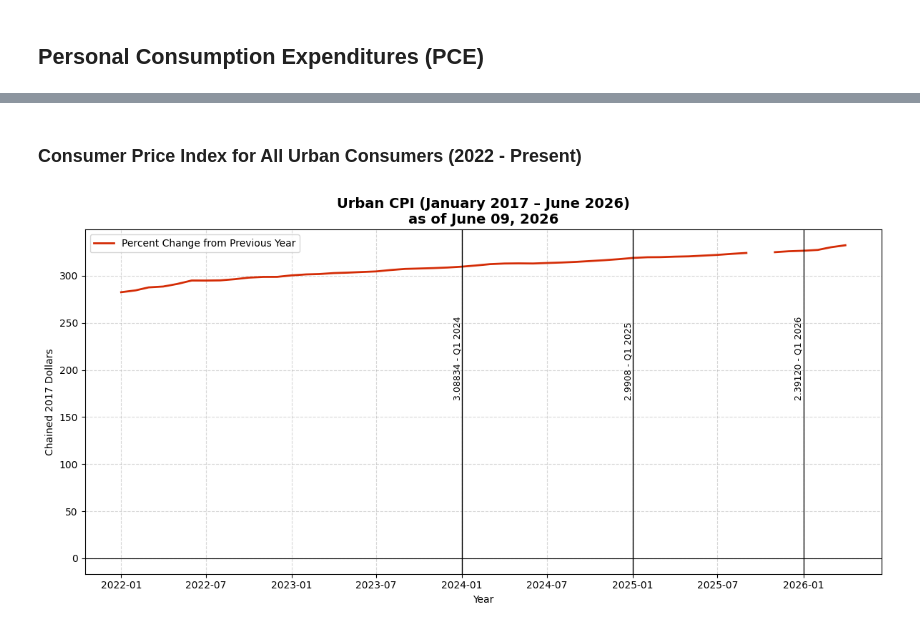
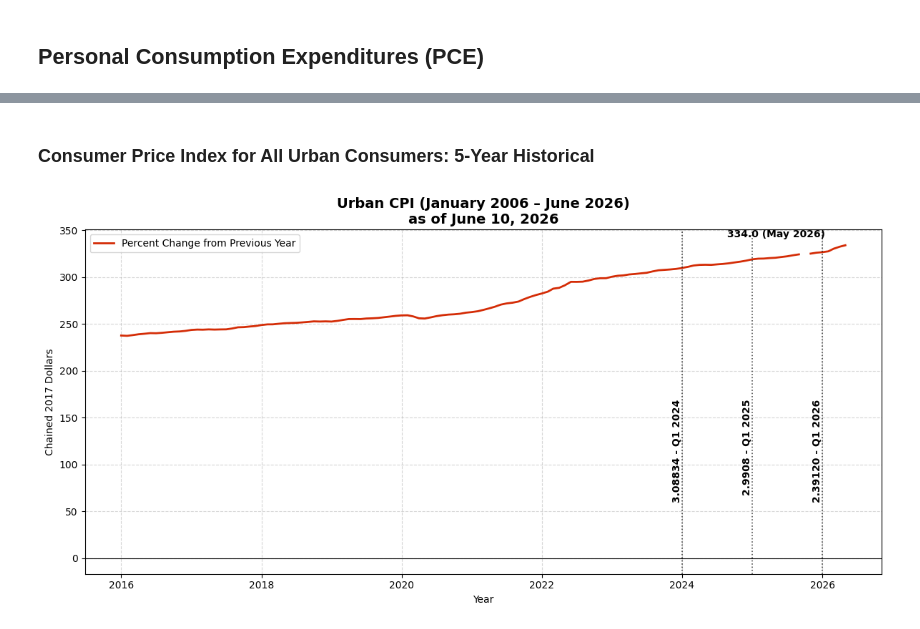
Before and after one commit to B-Ali04/Introduction-to-Machine-Learning-Using-Python-, a Jupyter notebook: 6. Applied Case Studies/U.S. Inflation Report 2004-Present.ipynb, the cells around one changed output, grey strips where cells are left out. Saved outputs shown, nothing was run; the diff lists cells and outputs as text; code cells hidden in the pictures.

```diff
--- a/6. Applied Case Studies/U.S. Inflation Report 2004-Present.ipynb
+++ b/6. Applied Case Studies/U.S. Inflation Report 2004-Present.ipynb
@@ -300,50 +341,49 @@ plt.show()
 # %% [markdown]
-### Consumer Price Index for All Urban Consumers (2022 - Present)
+### Consumer Price Index for All Urban Consumers: 5-Year Historical
 # %%
-start = datetime(2022, 1, 1)
+# source
 df = web.DataReader('CPIAUCSL', 'fred', start, end)
+
+# values
+r_date = df['CPIAUCSL'].dropna().index[-1]
+r_val = df['CPIAUCSL'].dropna().iloc[-1]
+
+# timeframe
+start = datetime(2021, 1, 1)
 
 # Plotting
 plt.figure(figsize=(12, 6))
-plt.plot(df.index, df['CPIAUCSL'], label="Percent Change from Previous Year", color="#d42c06", linewidth=2)
+plt.plot(df.index, df['CPIAUCSL'],
+         label="Percent Change from Previous Year",
+         color="#d42c06",
+         linewidth=2)
 
 y = plt.ylim()[1]*0.5
 
 # Event Markers
-evt_24Q1 = pd.to_datetime('2024-01-1')
-evt_25Q1 = pd.to_datetime('2025-01-1')
-evt_26Q1 = pd.to_datetime('2026-01-1')
-
-plt.axvline(x=evt_24Q1, color='black', linestyle='-', linewidth=1)
-plt.axvline(x=evt_25Q1, color='black', linestyle='-', linewidth=1)
-plt.axvline(x=evt_26Q1, color='black', linestyle='-', linewidth=1)
-
-plt.text(evt_24Q1, y, '3.08834 - Q1 2024',
-         rotation=90,
-         verticalalignment='bottom',
-         horizontalalignment='right',
-         fontsize=9)
-
-plt.text(evt_25Q1, y, '2.9908 - Q1 2025',
-         rotation=90,
-         verticalalignment='bottom',
-         horizontalalignment='right',
-         fontsize=9)
-
-plt.text(evt_26Q1, y, '2.39120 - Q1 2026',
-         rotation=90,
-         verticalalignment='bottom',
-         horizontalalignment='right',
-         fontsize=9)
+fyq_s2 = {
+    '2024-01-1': '3.08834 - Q1 2024',
+    '2025-01-1': '2.9908 - Q1 2025',
+    '2026-01-1': '2.39120 - Q1 2026'
+}
 
 plt.title(f'Urban CPI ({plot_start.strftime("%B %Y")} – {end.strftime("%B %Y")})\nas of {str_current_date}', fontsize=14, fontweight='bold')
 plt.xlabel('Year')
 plt.ylabel('Chained 2017 Dollars')
 plt.axhline(0, color='black', linewidth=0.8, linestyle='-')
 plt.grid(True, which='both', linestyle='--', alpha=0.5)
 plt.legend()
 plt.tight_layout()
+add_event_lines(fyq_s2, df, y)
+plt.annotate(f"{r_val:.1f} ({r_date.strftime('%b %Y')})",
+             (r_date, r_val),
+             textcoords = "offset points",
+             xytext = (-70,8),
+             ha = 'center',
+             weight = 'bold',
+             color = 'black')
+
 
 plt.show()
 # %% [output]
-[figure, old version]
+[figure, new version]
```
Also changed, not shown: parts of 22 cells of this notebook, 2 other files.
